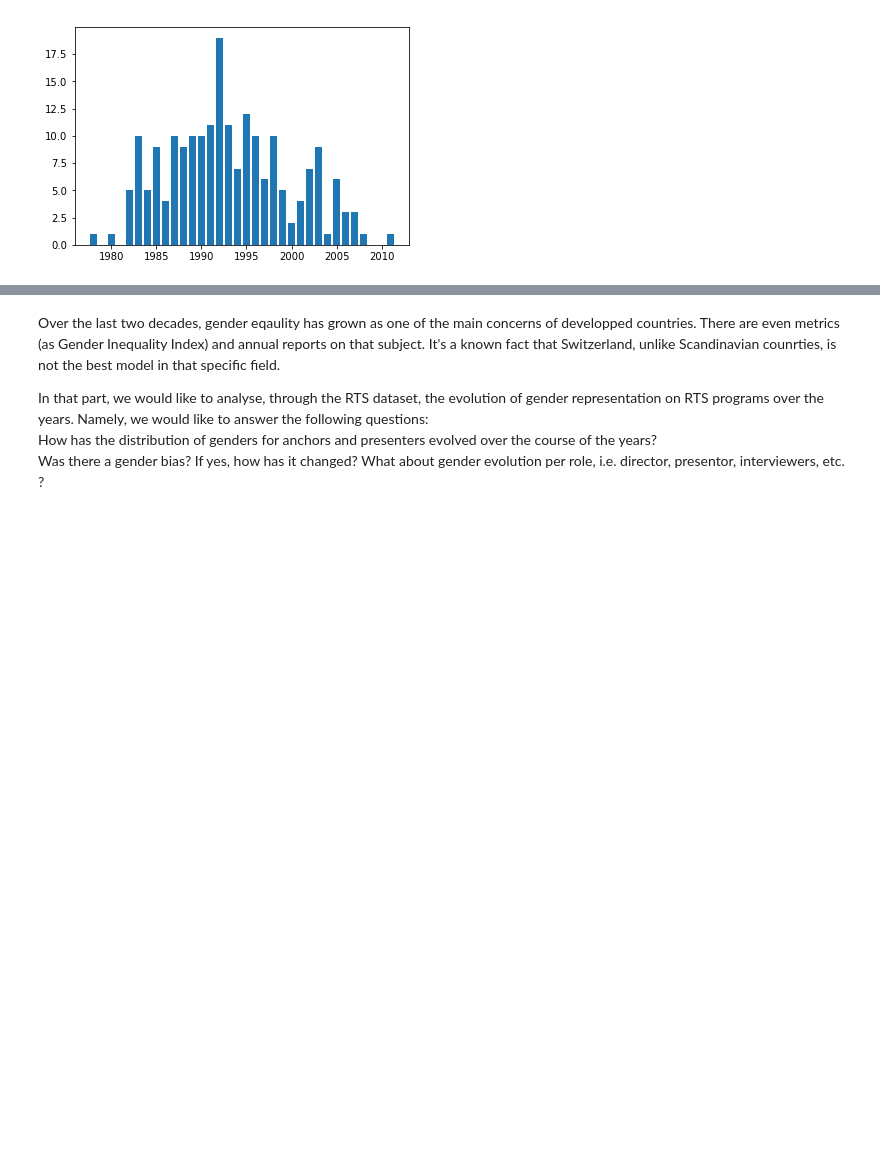
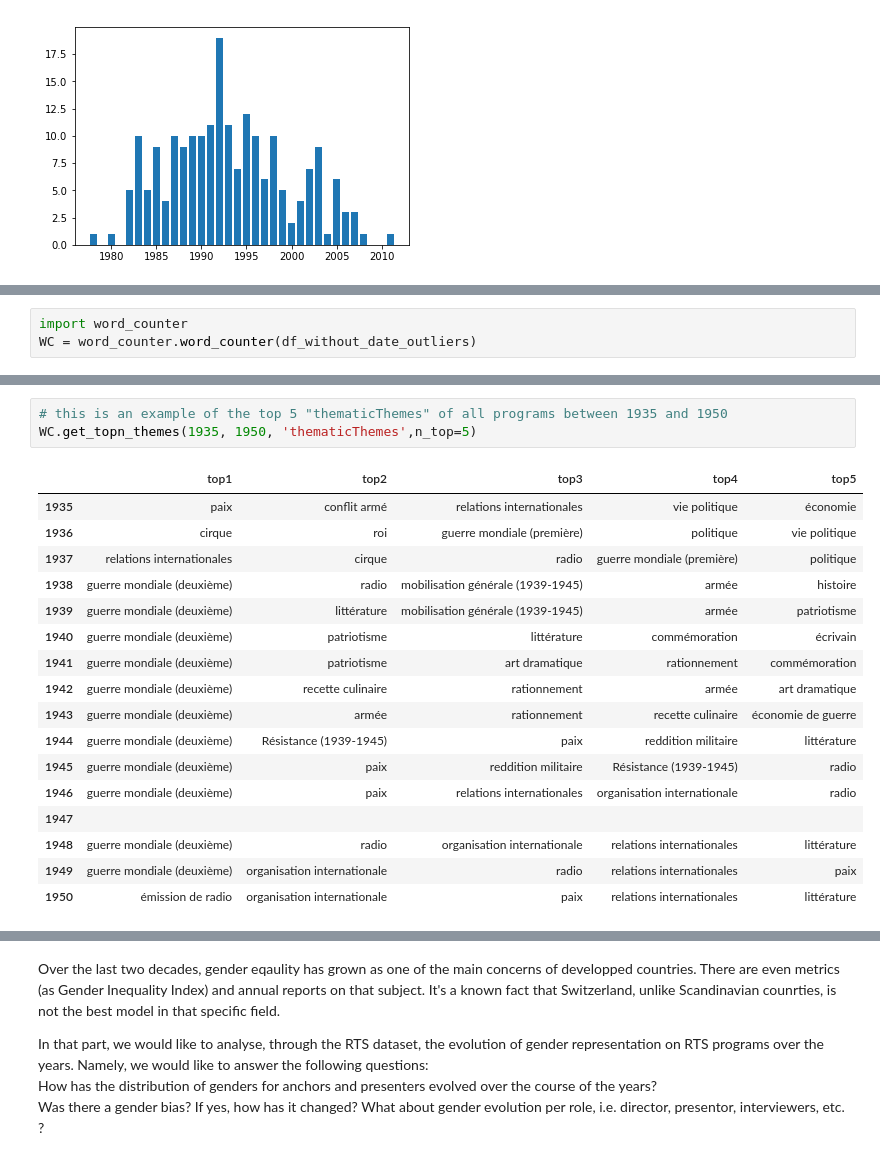
Before and after one commit to m-yaghini/ada17, a Jupyter notebook: project-master/code/MainExploratoryAnalysis.ipynb, the cells around one changed output, grey strips where cells are left out. Drawn from its saved outputs; the diff is of its cells as text; blank space fills up the shorter version.

```diff
--- a/project-master/code/MainExploratoryAnalysis.ipynb
+++ b/project-master/code/MainExploratoryAnalysis.ipynb
@@ -129,0 +144,3 @@ plot_program_lifespan('TJ midi', df_without_date_outliers)
+# %%
+import word_counter
+WC = word_counter.word_counter(df_without_date_outliers)
@@ -129,0 +163,21 @@ plot_program_lifespan('TJ midi', df_without_date_outliers)
+# %%
+# this is an example of the top 5 "thematicThemes" of all programs between 1935 and 1950
+WC.get_topn_themes(1935, 1950, 'thematicThemes',n_top=5)
+# %% [output]
+|  | top1 | top2 | top3 | top4 | top5 |
+| 1935 | paix | conflit armé | relations internationales | vie politique | économie |
+| 1936 | cirque | roi | guerre mondiale (première) | politique | vie politique |
+| 1937 | relations internationales | cirque | radio | guerre mondiale (première) | politique |
+| 1938 | guerre mondiale (deuxième) | radio | mobilisation générale (1939-1945) | armée | histoire |
+| 1939 | guerre mondiale (deuxième) | littérature | mobilisation générale (1939-1945) | armée | patriotisme |
+| 1940 | guerre mondiale (deuxième) | patriotisme | littérature | commémoration | écrivain |
+| 1941 | guerre mondiale (deuxième) | patriotisme | art dramatique | rationnement | commémoration |
+| 1942 | guerre mondiale (deuxième) | recette culinaire | rationnement | armée | art dramatique |
+| 1943 | guerre mondiale (deuxième) | armée | rationnement | recette culinaire | économie de guerre |
+| 1944 | guerre mondiale (deuxième) | Résistance (1939-1945) | paix | reddition militaire | littérature |
+| 1945 | guerre mondiale (deuxième) | paix | reddition militaire | Résistance (1939-1945) | radio |
+| 1946 | guerre mondiale (deuxième) | paix | relations internationales | organisation internationale | radio |
+| 1947 |  |  |  |  |  |
+| 1948 | guerre mondiale (deuxième) | radio | organisation internationale | relations internationales | littérature |
+| 1949 | guerre mondiale (deuxième) | organisation internationale | radio | relations internationales | paix |
+| 1950 | émission de radio | organisation internationale | paix | relations internationales | littérature |
```
Also changed, not shown: parts of 16 cells of this notebook, 1 other file.
